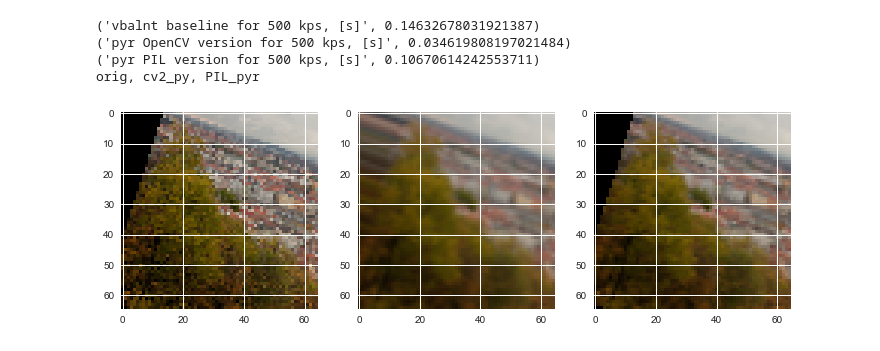
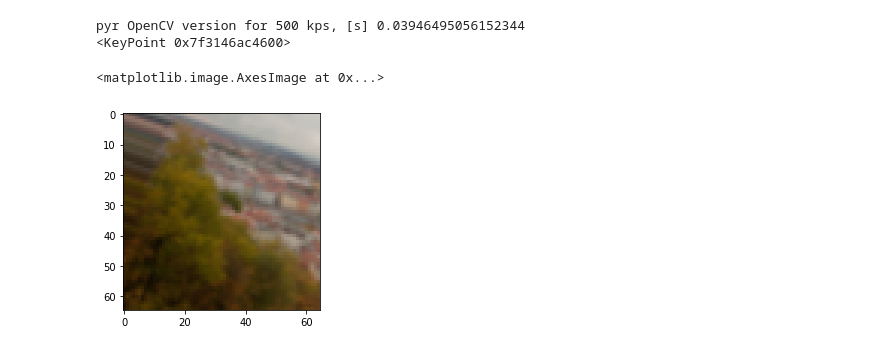
Before and after one commit to ducha-aiki/extract-patches-old, a Jupyter notebook: patch-extraction-demo.ipynb, the cells around one changed output. Drawn from its saved outputs; the diff is of its cells as text; code cells hidden in the pictures.

```diff
--- a/patch-extraction-demo.ipynb
+++ b/patch-extraction-demo.ipynb
@@ -28,28 +28,17 @@ from extract_patches import extract_patches, extract_patches_pil, patch_extract_
 # %%
 show_idx = 300
 PATCH_SIZE = 65
 mrSize = 5.0
 t=time()
-patches_vbalnt = patch_extract_vbalnt(kps1, img1, PATCH_SIZE, mrSize)
-print ('vbalnt baseline for 500 kps, [s]', time()-t)
-t=time()
-patches = extract_patches(kps1, img1, PATCH_SIZE, mrSize)
+patches = extract_patches(kps1, img1, PATCH_SIZE, mrSize, 'cv2')
 print ('pyr OpenCV version for 500 kps, [s]', time()-t)
-t=time()
-patches_pil = extract_patches_pil(kps1, img1, PATCH_SIZE, mrSize)
-print ('pyr PIL version for 500 kps, [s]', time()-t)
+print (kps1[0])
 
 fig = plt.figure(figsize=(12, 16))
 fig.add_subplot(1, 3, 1)
-plt.imshow(patches_vbalnt[show_idx])
-fig.add_subplot(1, 3, 2)
 plt.imshow(patches[show_idx])
-fig.add_subplot(1, 3, 3)
-plt.imshow(patches_pil[show_idx])
-print ("orig, cv2_py, PIL_pyr")
 # %% [output]
-('vbalnt baseline for 500 kps, [s]', 0.14632678031921387)
-('pyr OpenCV version for 500 kps, [s]', 0.034619808197021484)
-('pyr PIL version for 500 kps, [s]', 0.10670614242553711)
-orig, cv2_py, PIL_pyr
+pyr OpenCV version for 500 kps, [s] 0.03946495056152344
+<KeyPoint 0x7f3146ac4600>
+<matplotlib.image.AxesImage at 0x...>
-[figure, old version]
+[figure, new version]
```
Also changed, not shown: parts of 10 cells of this notebook, 4 other files.
